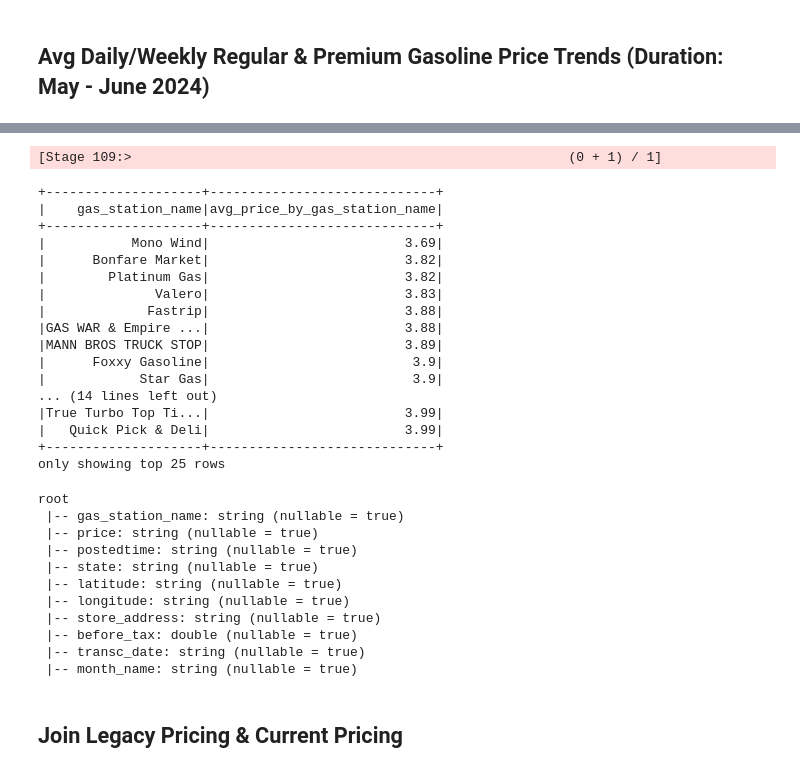
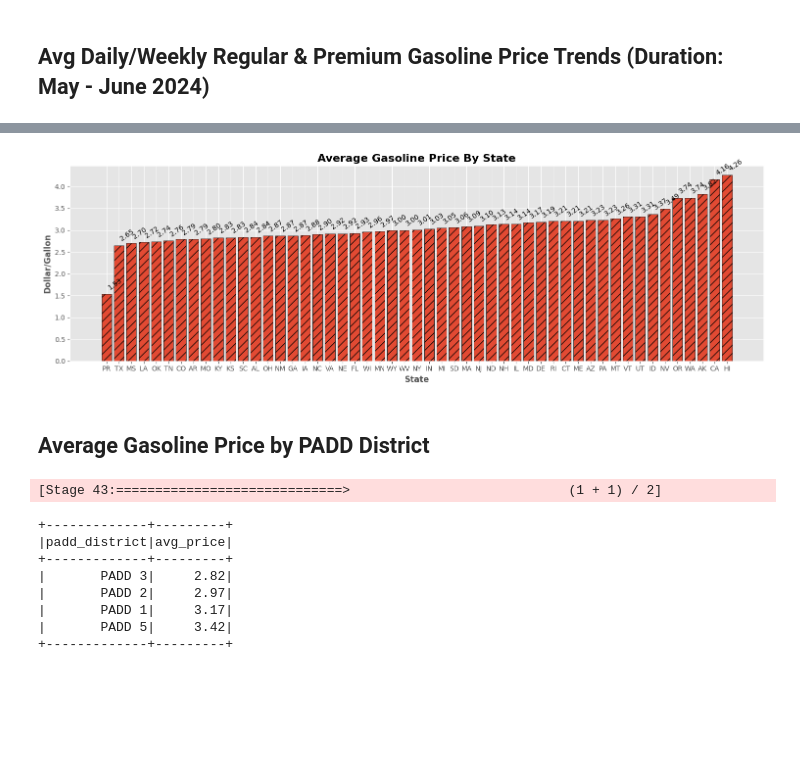
Before and after one commit to OdinProjectI/GasolinePricesAnalysis, a Jupyter notebook: GasolinePricingTaxandConsumption.ipynb, the cells around one changed output, grey strips where cells are left out. Saved outputs shown, nothing was run; the diff lists cells and outputs as text; code cells hidden in the pictures; blank space fills up the shorter version.

```diff
--- a/GasolinePricingTaxandConsumption.ipynb
+++ b/GasolinePricingTaxandConsumption.ipynb
@@ -233,37 +365,31 @@ plt.tight_layout()
-# %%
-ca_df.groupBy(['gas_station_name' ]).agg(f.round( f.avg('price' ), 2).alias('avg_price_by_gas_station_name') ).fillna(0.0).orderBy('avg_price_by_gas_station_name').show(25)
-# %% [output]
-[Stage 109:>                                                        (0 + 1) / 1]
-+--------------------+-----------------------------+
-|    gas_station_name|avg_price_by_gas_station_name|
-+--------------------+-----------------------------+
-|           Mono Wind|                         3.69|
-|      Bonfare Market|                         3.82|
-|        Platinum Gas|                         3.82|
-|              Valero|                         3.83|
-|             Fastrip|                         3.88|
-|GAS WAR & Empire ...|                         3.88|
-|MANN BROS TRUCK STOP|                         3.89|
-|      Foxxy Gasoline|                          3.9|
-|            Star Gas|                          3.9|
-... (14 lines left out)
-|True Turbo Top Ti...|                         3.99|
-|   Quick Pick & Deli|                         3.99|
-+--------------------+-----------------------------+
-only showing top 25 rows
+# %%
+avg_gasoline_prices_by_state: 'DataFrame' = pd.DataFrame( [ item.asDict() for item in  merged_pricing.filter("state != 'Invalid' ").groupBy('state').agg(f.round( f.avg('price'),2 ).alias('avg_price') ).orderBy('avg_price').collect() ] )
+states,avg_prices = zip(*avg_gasoline_prices_by_state.set_index('state').to_dict().get('avg_price').items()  )
+# %%
+fig = plt.figure(figsize=(15,5))
+ax = fig.add_subplot()
+
+ax.bar(x=list(states), height=list(avg_prices), ec='k', hatch='//')
+ax.set_title("Average Gasoline Price By State", fontweight='bold', fontsize=16)
+ax.set_ylabel("Dollar/Gallon", fontweight='bold')
+ax.set_xlabel("State", fontweight='bold')
+
+for index,price in enumerate(avg_prices):
+    ax.annotate(text=f"{price:.2f}", xy=(index,price + 0.1), rotation=35)
+plt.tight_layout()
+# %% [output]
+[figure, added]
+# %% [markdown]
+## **Average Gasoline Price by PADD District**
 # %%
-ca_df.printSchema()
+merged_pricing.filter( "padd_district != 'N/A' ").filter("padd_district != 'Not Applicable' " ).groupBy('padd_district').agg(f.round( f.avg('price'),2).alias('avg_price') ).orderBy('avg_price').show()
 # %% [output]
-root
- |-- gas_station_name: string (nullable = true)
- |-- price: string (nullable = true)
- |-- postedtime: string (nullable = true)
- |-- state: string (nullable = true)
- |-- latitude: string (nullable = true)
- |-- longitude: string (nullable = true)
- |-- store_address: string (nullable = true)
- |-- before_tax: double (nullable = true)
- |-- transc_date: string (nullable = true)
- |-- month_name: string (nullable = true)
+[Stage 43:=============================>                            (1 + 1) / 2]
++-------------+---------+
+|padd_district|avg_price|
++-------------+---------+
+|       PADD 3|     2.82|
+|       PADD 2|     2.97|
+|       PADD 1|     3.17|
+|       PADD 5|     3.42|
++-------------+---------+
-# %% [markdown]
-## **Join Legacy Pricing & Current Pricing**
```
Also changed, not shown: parts of 17 cells of this notebook.
